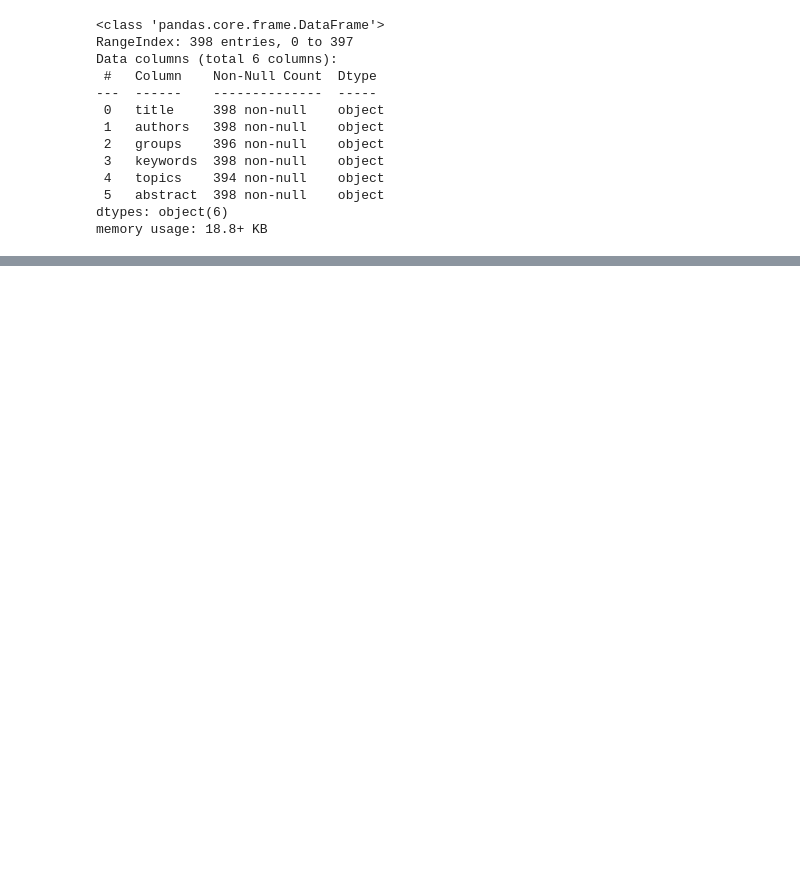
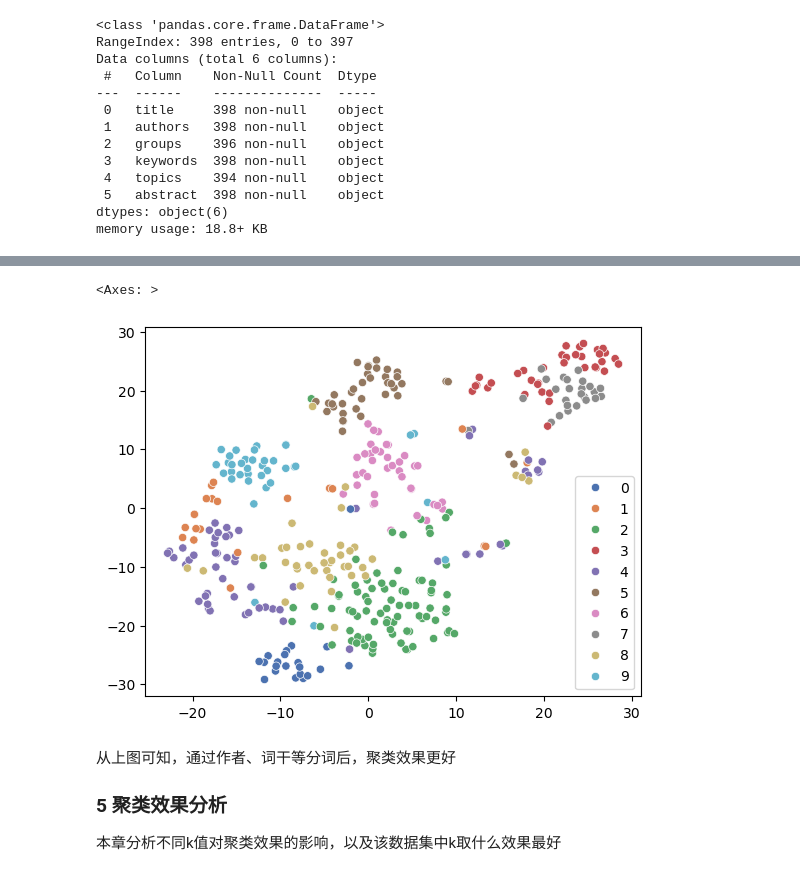
Before and after one commit to JaegerZhao/MachineLearning, a Jupyter notebook: 5 AAAI 会议论文聚类分析/hw5.ipynb, the cells around one changed output, grey strips where cells are left out. Drawn from its saved outputs; the diff is of its cells as text; code cells hidden in the pictures; blank space fills up the shorter version.

```diff
--- a/5 AAAI 会议论文聚类分析/hw5.ipynb
+++ b/5 AAAI 会议论文聚类分析/hw5.ipynb
@@ -61,0 +113,8 @@ data_df.describe() # 显示数据统计摘要
+# %%
+def author_tokenizer(text):
+    authors = re.split("\s+and\s+|\s*,\s*", text) # 根据逗号或者and进行分词
+    return authors
+
+authors = data_df['authors'][1]
+author_split = author_tokenizer(authors)
+print(authors,'\n',author_split)
@@ -61,0 +146,18 @@ data_df.describe() # 显示数据统计摘要
+# %%
+vectorizer_authour = TfidfVectorizer(tokenizer = author_tokenizer)
+vectorizer_text = TfidfVectorizer(tokenizer = text_tokenizer)
+X_authours = vectorizer_authour.fit_transform(data_df['authors'].tolist())
+X_title = vectorizer_text.fit_transform(data_df['title'].tolist())
+X_groups = vectorizer_text.fit_transform(data_df['groups'].tolist())
+X_keywords = vectorizer_text.fit_transform(data_df['keywords'].tolist())
+X_topics = vectorizer_text.fit_transform(data_df['topics'].tolist())
+
+vectorizer_texts = TfidfVectorizer(max_df=0.9, min_df=5, tokenizer = text_tokenizer)
+X_abstract = vectorizer_texts.fit_transform(data_df['abstract'].tolist())
+
+print(f'X_title:{X_title.shape}')
+print(f'X_authours:{X_authours.shape}')
+print(f'X_groups:{X_groups.shape}')
+print(f'X_keywords:{X_keywords.shape}')
+print(f'X_topics:{X_topics.shape}')
+print(f'X_abstract:{X_abstract.shape}')
@@ -61,0 +173,3 @@ data_df.describe() # 显示数据统计摘要
+# %%
+X_passage = sparse.hstack([X_title, X_authours, X_groups, X_keywords, X_topics, X_abstract]) # 稀疏向量拼接
+print(X_passage.shape)
@@ -61,0 +251,6 @@ data_df.describe() # 显示数据统计摘要
+# %%
+model = KMeans(n_clusters=10,  init='k-means++', max_iter=100, n_init=1, random_state=RANDOM_STATE) # KMean聚类
+model.fit(X_passage)
+labels = model.labels_
+data_df['label'] = labels
+labels
@@ -61,0 +309,15 @@ data_df.describe() # 显示数据统计摘要
+# %%
+# 创建一个TSNE对象，指定要降维到的维数为2，随机数种子为RANDOM_STATE
+tsne = sklearn.manifold.TSNE(n_components=2, random_state=RANDOM_STATE, init="random")
+
+# 调用TSNE对象的fit_transform方法，传入X_passage数据集，返回一个降维后的数据数组，赋值给X_tsne
+X_tsne = tsne.fit_transform(X_passage)
+
+sns.scatterplot(x=X_tsne[:,0], y=X_tsne[:,1], hue=labels, palette="deep") # 散点图
+# %% [output]
+<Axes: >
+[figure, added]
+# %% [markdown]
+从上图可知，通过作者、词干等分词后，聚类效果更好
+### 5 聚类效果分析
+本章分析不同k值对聚类效果的影响，以及该数据集中k取什么效果最好
```
Also changed, not shown: parts of 33 cells of this notebook.
